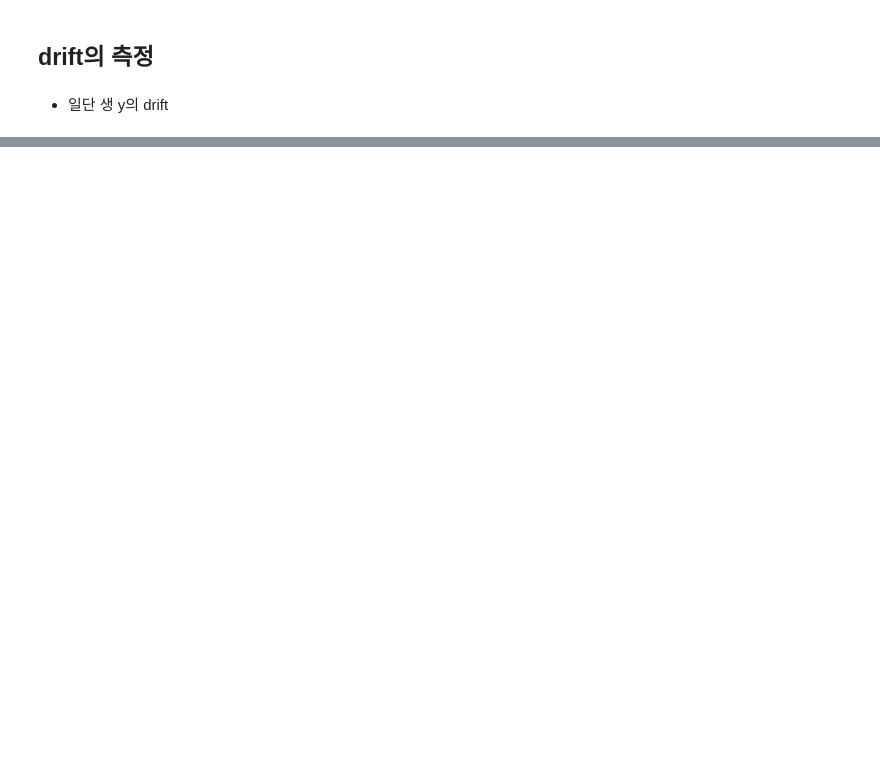
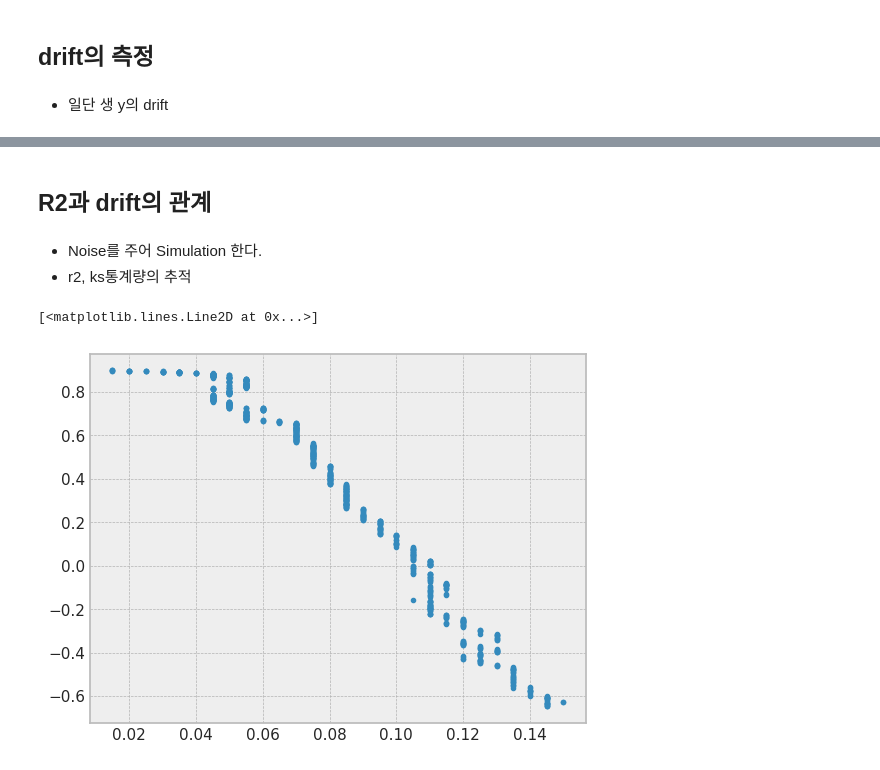
Before and after one commit to dolmani38/concept_drift, a Jupyter notebook: regression_drift_0516.ipynb, the cells around one changed output, grey strips where cells are left out. Saved outputs shown, nothing was run; the diff lists cells and outputs as text; code cells hidden in the pictures; blank space fills up the shorter version.

```diff
--- a/regression_drift_0516.ipynb
+++ b/regression_drift_0516.ipynb
@@ -616,0 +610,36 @@ Bucket size 200
+# %% [markdown]
+## R2과 drift의 관계
+# %% [markdown]
++ Noise를 주어 Simulation 한다.
++ r2, ks통계량의 추적
+# %%
+simulation_count = 1000
+
+sim = []
+
+tx = torch.tensor(X[0:2000].values, dtype=torch.float32)
+y1 = discriminator(generator(X_test,0.0)).detach().numpy()
+y2 = discriminator(generator(X_test,0.04)).detach().numpy()
+y3 = discriminator(generator(X_test,0.08)).detach().numpy()
+ye = entropy(np.concatenate((y1,y2,y3),1),axis=1).reshape(-1,1)
+
+for sim_count in tqdm(range(simulation_count)):
+    # z값을 0~0.13까지 random하게 추출
+    z_controller = np.random.uniform(low=0.04, high=0.16)
+
+    predicted_y1 = discriminator(generator(X_test,z_controller-0.04)).detach().numpy()
+    predicted_y2 = discriminator(generator(X_test,z_controller)).detach().numpy()
+    predicted_y3 = discriminator(generator(X_test,z_controller+0.04)).detach().numpy()
+    predicted_ys = np.concatenate((predicted_y1,predicted_y2,predicted_y3),1)
+
+    ks = __ks_drift(ye,entropy(predicted_ys,axis=1).reshape(-1,1))
+
+    r2 = r2_score(y_test,predicted_y2)
+
+    sim.append([ks[0,0],r2])
+
+sim = np.asarray(sim)
+plt.plot(sim[:,0],sim[:,1],'.')
+# %% [output]
+[<matplotlib.lines.Line2D at 0x...>]
+[figure, added]
```
Also changed, not shown: parts of 15 cells of this notebook.
